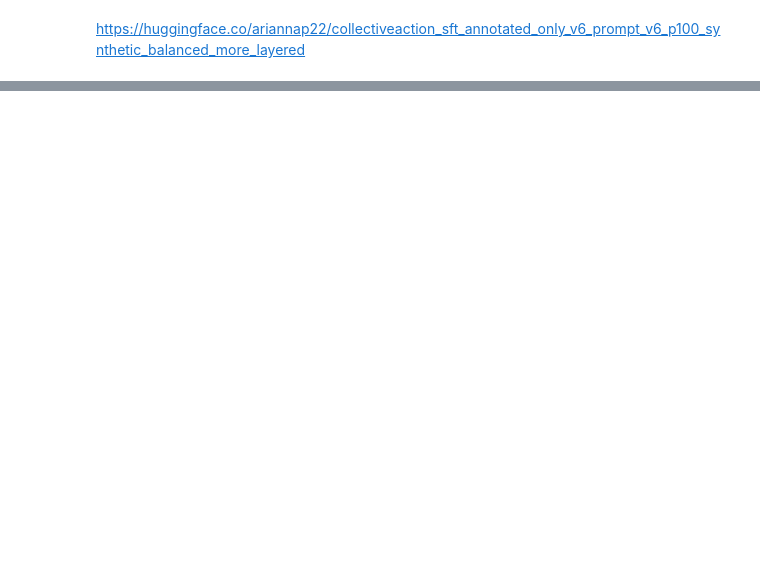
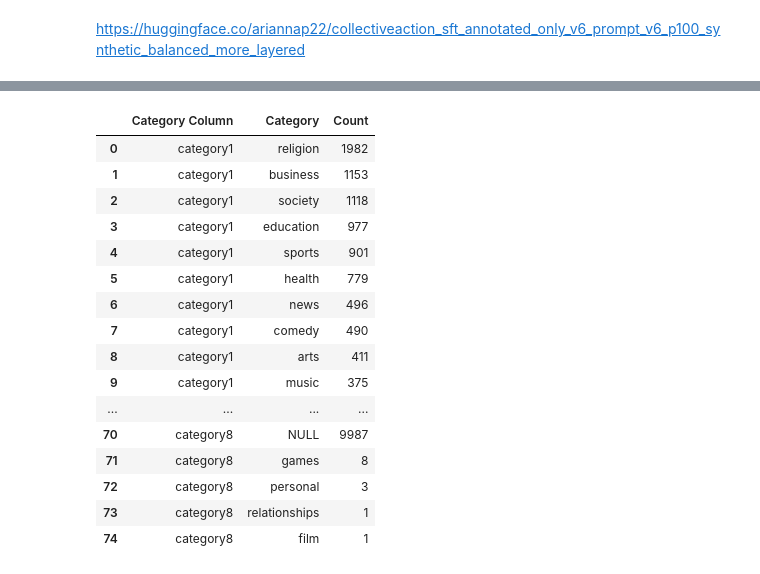
Before and after one commit to todomoldovan/thesis, a Jupyter notebook: notebooks/test.ipynb, the cells around one changed output, grey strips where cells are left out. Saved outputs shown, nothing was run; the diff lists cells and outputs as text; code cells hidden in the pictures; blank space fills up the shorter version.

```diff
--- a/notebooks/test.ipynb
+++ b/notebooks/test.ipynb
@@ -232,0 +1864,16 @@ for text, pred in zip(texts, y_pred):
+# %%
+import pandas as pd
+
+# Initialize a dictionary to store the count of unique categories for each column
+category_summary = {}
+
+# Iterate through category1 to category8 and count unique categories
+for category in category_columns[:8]:  # Only consider category1 to category8
+    unique_categories = len(category_stats[category])
+    category_summary[category] = unique_categories
+
+# Convert the summary dictionary to a DataFrame for better visualization
+category_summary_df = pd.DataFrame(list(category_summary.items()), columns=['Category Column', 'Unique Categories Count'])
+
+# Print the summary table
+category_summary_df
@@ -232,0 +1890,21 @@ for text, pred in zip(texts, y_pred):
+# %%
+import pandas as pd
+
+# Initialize a dictionary to store the top 10 categories for each category column
+top_categories = {}
+
+# Iterate through category1 to category8
+for category in category_columns[:8]:
+    # Get the top 10 most common categories for the current category column
+    top_10 = category_stats[category][:10]
+    top_categories[category] = top_10
+
+# Convert the dictionary to a DataFrame for better visualization
+top_categories_df = pd.DataFrame([
+    {'Category Column': column, 'Category': category, 'Count': count}
+    for column, values in top_categories.items()
+    for category, count in values
+])
+
+# Print the DataFrame
+top_categories_df
@@ -232,0 +1925,26 @@ for text, pred in zip(texts, y_pred):
+# %%
+import pandas as pd
+
+# Set the display option to show all rows
+pd.set_option('display.max_rows', None)
+
+# Display the entire DataFrame
+top_categories_df
+# %% [output]
+|  | Category Column | Category | Count |
+| 0 | category1 | religion | 1982 |
+| 1 | category1 | business | 1153 |
+| 2 | category1 | society | 1118 |
+| 3 | category1 | education | 977 |
+| 4 | category1 | sports | 901 |
+| 5 | category1 | health | 779 |
+| 6 | category1 | news | 496 |
+| 7 | category1 | comedy | 490 |
+| 8 | category1 | arts | 411 |
+| 9 | category1 | music | 375 |
+| ... | ... | ... | ... |
+| 70 | category8 | NULL | 9987 |
+| 71 | category8 | games | 8 |
+| 72 | category8 | personal | 3 |
+| 73 | category8 | relationships | 1 |
+| 74 | category8 | film | 1 |
```
Also changed, not shown: parts of 81 cells of this notebook, 41 other files.
